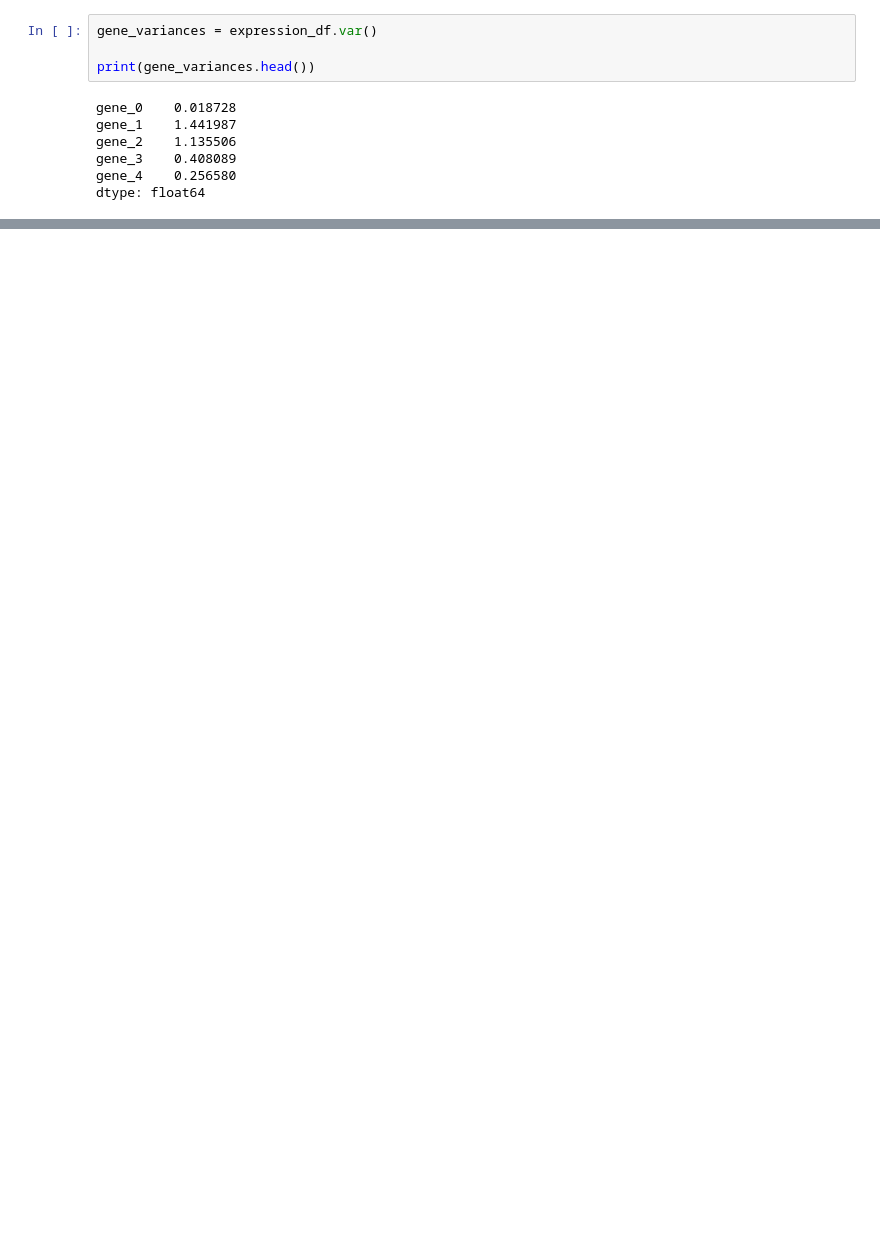
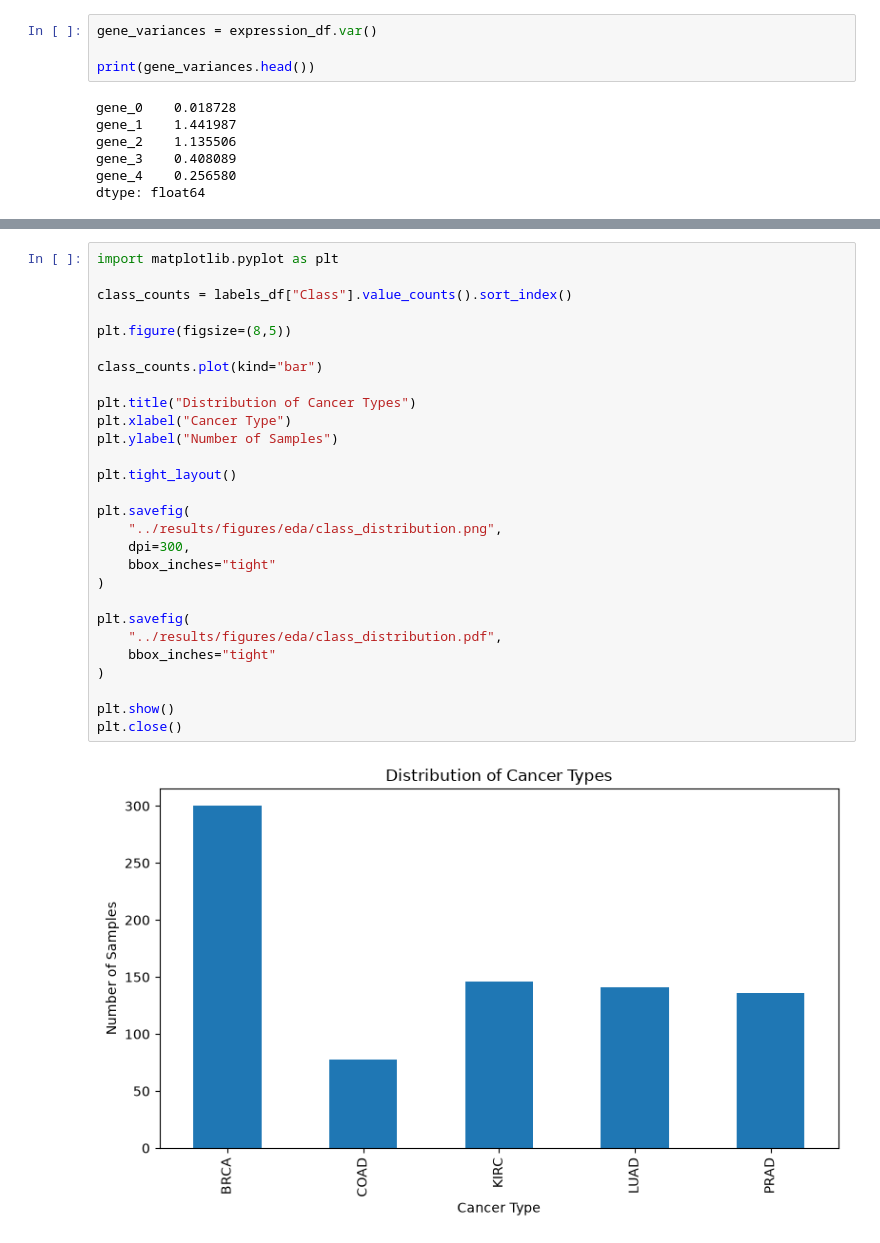
Before and after one commit to arahandoshi/computational-biology-cancer-classification, a Jupyter notebook: notebooks/03_EDA.ipynb, the cells around one changed output, grey strips where cells are left out. Drawn from its saved outputs; the diff is of its cells as text; blank space fills up the shorter version.

```diff
--- a/notebooks/03_EDA.ipynb
+++ b/notebooks/03_EDA.ipynb
@@ -71,0 +125,30 @@ plt.show()
+# %%
+import matplotlib.pyplot as plt
+
+class_counts = labels_df["Class"].value_counts().sort_index()
+
+plt.figure(figsize=(8,5))
+
+class_counts.plot(kind="bar")
+
+plt.title("Distribution of Cancer Types")
+plt.xlabel("Cancer Type")
+plt.ylabel("Number of Samples")
+
+plt.tight_layout()
+
+plt.savefig(
+    "../results/figures/eda/class_distribution.png",
+    dpi=300,
+    bbox_inches="tight"
+)
+
+plt.savefig(
+    "../results/figures/eda/class_distribution.pdf",
+    bbox_inches="tight"
+)
+
+plt.show()
+plt.close()
+# %% [output]
+[figure, added]
```
Also changed, not shown: parts of 15 cells of this notebook, 29 other files.
